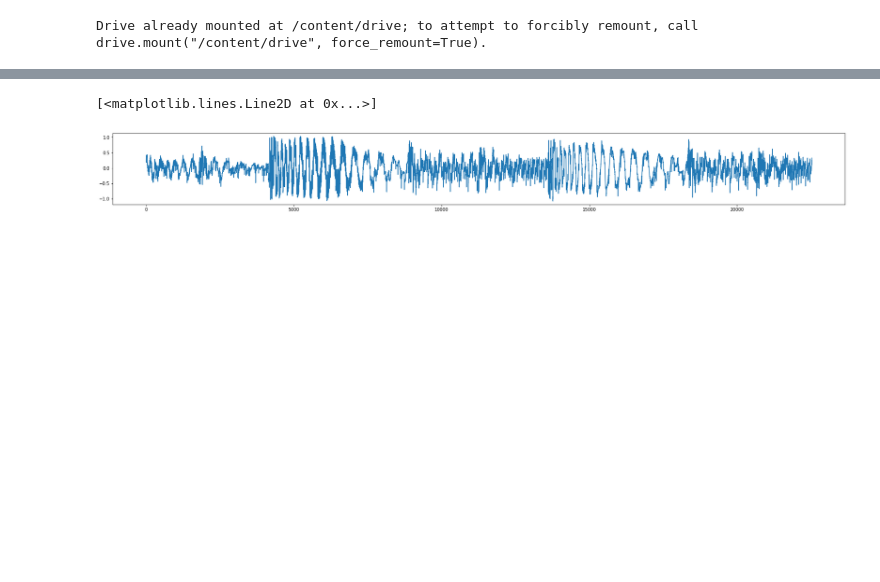
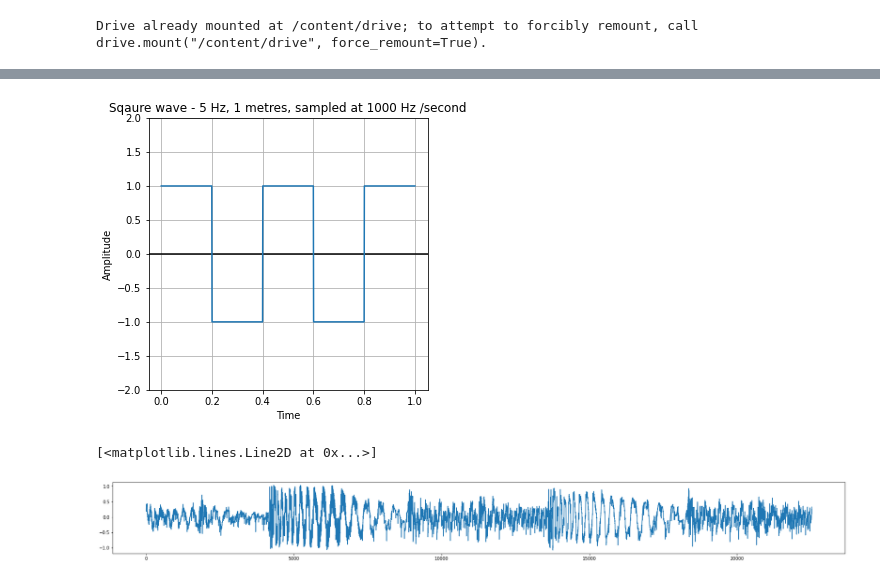
Before and after one commit to KathrynPanger/SignalDependence, a Jupyter notebook: librosa_waves_v2.ipynb, the cells around one changed output, grey strips where cells are left out. Drawn from its saved outputs; the diff is of its cells as text; code cells hidden in the pictures; blank space fills up the shorter version.

```diff
--- a/librosa_waves_v2.ipynb
+++ b/librosa_waves_v2.ipynb
@@ -133,3 +176,7 @@ small2.plotSquareForier()
+# %%
+small.plotSquare()
+# %% [output]
+[figure, added]
 # %%
 ffit = np.fft.ifft(small.fhat)
 plt.plot(small.t,ffit)
```
Also changed, not shown: parts of 26 cells of this notebook.
